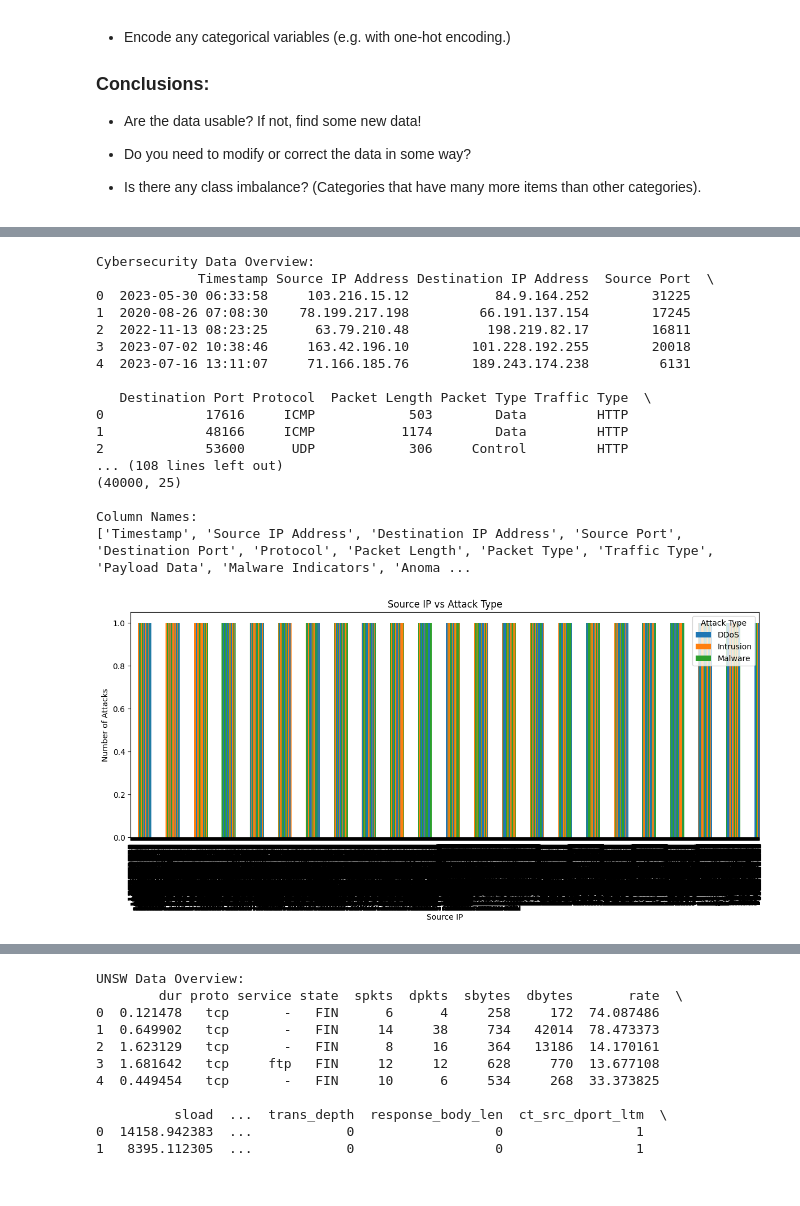
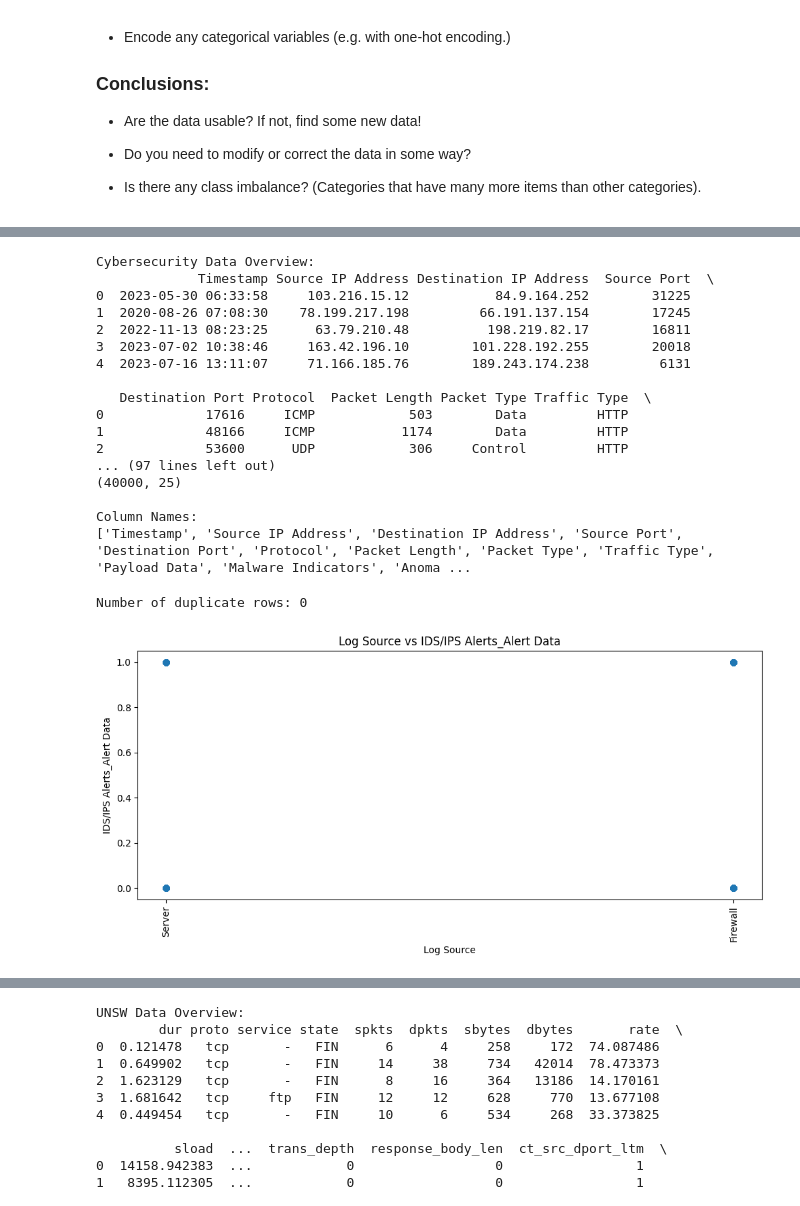
Before and after one commit to luanbui/DX699S, a Jupyter notebook: Week2.ipynb, the cells around one changed output, grey strips where cells are left out. Saved outputs shown, nothing was run; the diff lists cells and outputs as text; code cells hidden in the pictures.

```diff
--- a/Week2.ipynb
+++ b/Week2.ipynb
@@ -70,18 +68,11 @@ Path to dataset files: /Users/luanbui/.cache/kagglehub/datasets/teamincribo/cybe
 Path to dataset files: /Users/luanbui/.cache/kagglehub/datasets/dhoogla/unswnb15/versions/5
 # %%
 #cyber security cybersecurity_data exploration
-print("Cybersecurity Data Overview:")
-print(cybersecurity_data.head())
-print("\nData Types:")
-print(cybersecurity_data.dtypes)
-print("\nMissing Values:")
-print(cybersecurity_data.isnull().sum())
-print("\nDescriptive Statistics:")
-print(cybersecurity_data.describe())
-print("\nData Shape:")
-print(cybersecurity_data.shape)
-print("\nColumn Names:")
-print(cybersecurity_data.columns.tolist())
+print(f"Cybersecurity Data Overview: \n{cybersecurity_data.head()}")
+print(f"\nData Types: \n{cybersecurity_data.dtypes}")
+print(f"\nMissing Values: \n{cybersecurity_data.isnull().sum()}")
+print(f"\nData Shape: \n{cybersecurity_data.shape}")
+print(f"\nColumn Names: \n{cybersecurity_data.columns.tolist()}")
 # %% [output]
 Cybersecurity Data Overview:
              Timestamp Source IP Address Destination IP Address  Source Port  \
@@ -95,22 +86,40 @@ Cybersecurity Data Overview:
 0             17616     ICMP            503        Data         HTTP
 1             48166     ICMP           1174        Data         HTTP
 2             53600      UDP            306     Control         HTTP
-... (108 lines left out)
+... (97 lines left out)
 (40000, 25)
 
 Column Names:
 ['Timestamp', 'Source IP Address', 'Destination IP Address', 'Source Port', 'Destination Port', 'Protocol', 'Packet Length', 'Packet Type', 'Traffic Type', 'Payload Data', 'Malware Indicators', 'Anoma ...
+# %%
+# Check for duplicate rows in the cybersecurity_attacks dataset
+duplicate_rows = cybersecurity_data.duplicated().sum()
+print(f"Number of duplicate rows: {duplicate_rows}")
+# %% [output]
+Number of duplicate rows: 0
+# %%
+columns_to_encode = ['Alerts/Warnings', 'Malware Indicators', 'IDS/IPS Alerts']
+cybersecurity_data_encoded = pd.get_dummies(cybersecurity_data[columns_to_encode], dtype=int)
+
+cybersecurity_data_encoded = pd.concat([cybersecurity_data, cybersecurity_data_encoded], axis=1)
+# %%
+# Replace the string 'none' (case-insensitive) in 'Proxy Information' column with Python's None
+cybersecurity_data_encoded = cybersecurity_data_encoded.where(pd.notna(cybersecurity_data_encoded), None)
+
+cybersecurity_data_encoded.head()
 # %%
-# Group by source_ip and attack_type, then count occurrences
-attack_counts = cybersecurity_data.groupby(['', 'Attack Type']).size().unstack(fill_value=0)
+import matplotlib.pyplot as plt
 
-# Plot as a stacked bar chart
-attack_counts.plot(kind='bar', stacked=True, figsize=(12, 6))
-plt.xlabel('Source IP')
-plt.ylabel('Number of Attacks')
-plt.title('Source IP vs Attack Type')
-plt.legend(title='Attack Type')
+# x-axis: 'Log Source', y-axis: 'IDS/IPS Alerts_Alert Data'
+x = cybersecurity_data_encoded['Log Source']
+y = cybersecurity_data_encoded['IDS/IPS Alerts_Alert Data']
+
+plt.figure(figsize=(10, 5))
+plt.scatter(x, y, alpha=0.6)
+plt.xlabel('Log Source')
+plt.ylabel('IDS/IPS Alerts_Alert Data')
+plt.title('Log Source vs IDS/IPS Alerts_Alert Data')
+plt.xticks(rotation=90)
 plt.tight_layout()
-plt.show()
 # %% [output]
-[figure, old version]
+[figure, new version]
```
Also changed, not shown: parts of 5 cells of this notebook, 1 other file.
